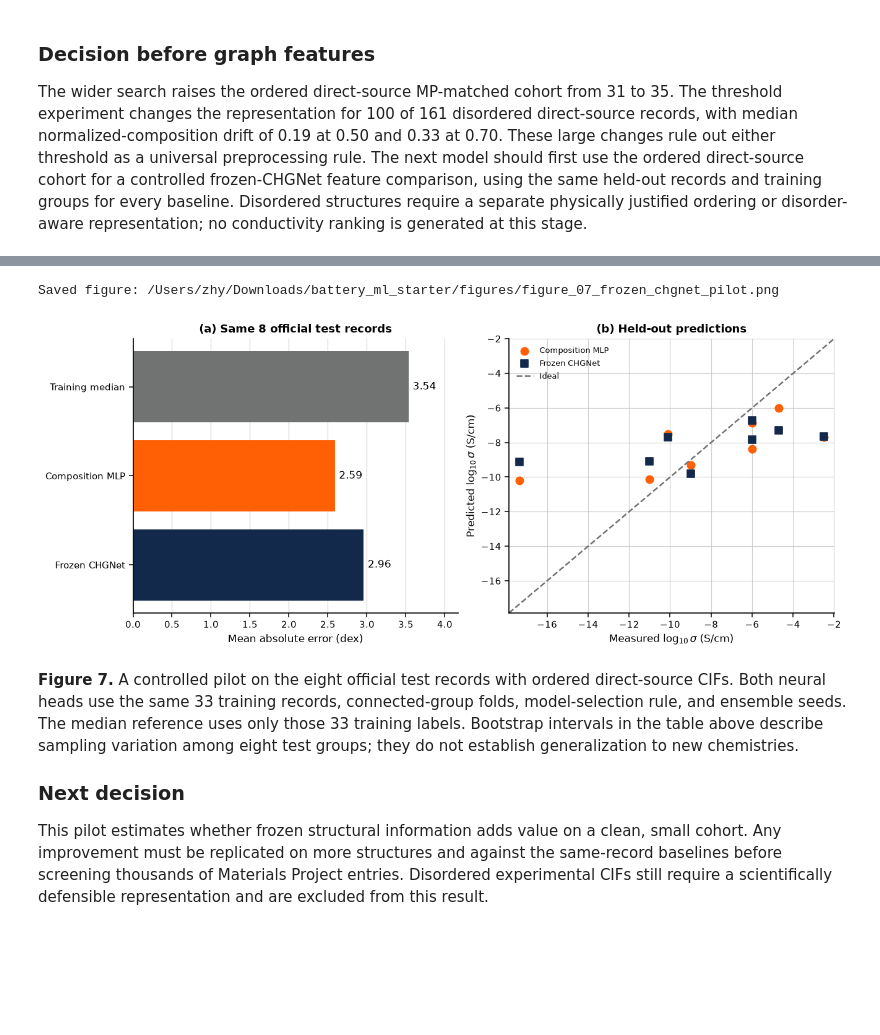
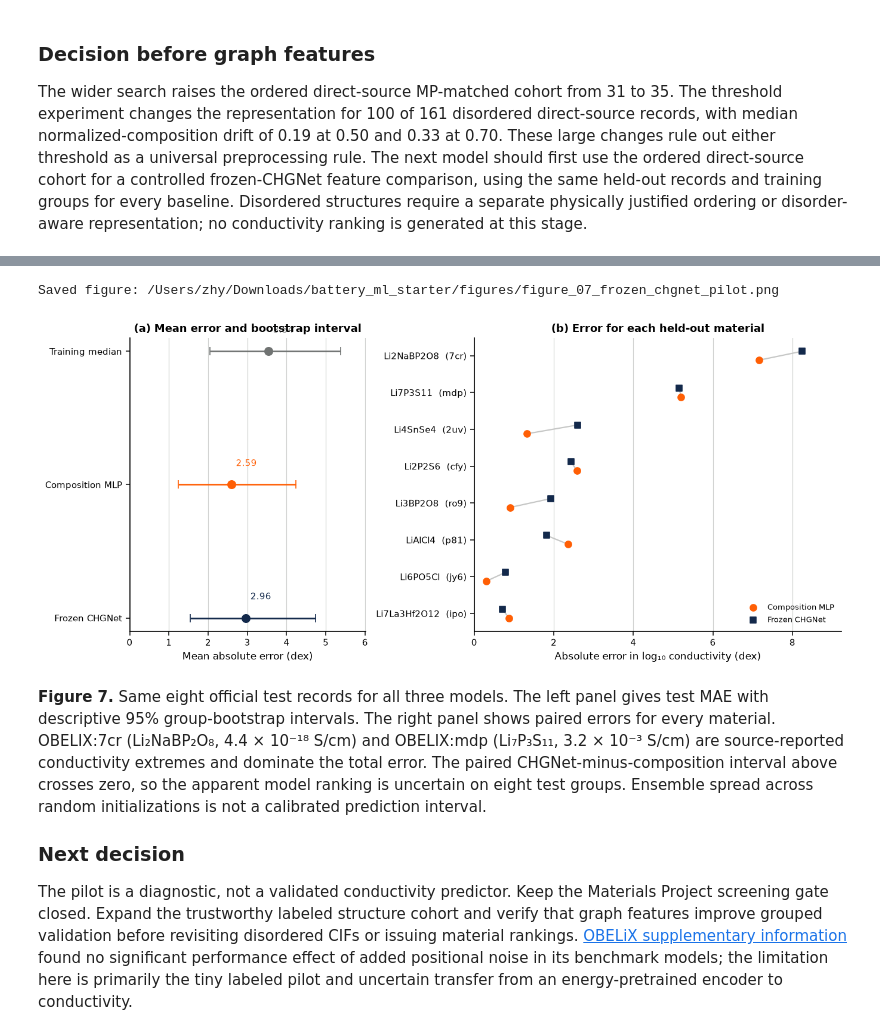
Before and after one commit to ZJYang-96485/Physics-Informed-Neural-Network-and-Multiscale-Simulations-for-Lithium-Ion-Conductors, a Jupyter notebook: battery_materials_project.ipynb, the cells around one changed output, grey strips where cells are left out. Saved outputs shown, nothing was run; the diff lists cells and outputs as text; code cells hidden in the pictures; blank space fills up the shorter version.

Commit message:
Clarify CHGNet pilot error and uncertainty

```diff
--- a/battery_materials_project.ipynb
+++ b/battery_materials_project.ipynb
@@ -1007,7 +1007,8 @@ def safe_element_property(element, name):
         return np.nan
 
 
-def composition_features(formulas: pd.Series) -> pd.DataFrame:
+def composition_features(formulas: pd.Series, vocabulary=None) -> pd.DataFrame:
+    vocabulary = ELEMENT_VOCAB if vocabulary is None else vocabulary
     rows = []
     for formula in formulas:
         composition = parse_composition(formula)
@@ -1015,11 +1016,11 @@ def composition_features(formulas: pd.Series) -> pd.DataFrame:
         fraction_values = np.array(list(fractions.values()), dtype=float)
         row = {
             f"frac_{element}": fractions.get(element, 0.0)
-            for element in ELEMENT_VOCAB
+            for element in vocabulary
         }
         row["unknown_element_fraction"] = sum(
             fraction for element, fraction in fractions.items()
-            if element not in ELEMENT_VOCAB
+            if element not in vocabulary
         )
         row["n_elements"] = len(fractions)
         row["li_fraction"] = fractions.get("Li", 0.0)
@@ -2585,13 +2585,14 @@ pilot=pilot.sort_values("record_id").reset_index(drop=True)
 pilot_train=pilot.loc[pilot.source_split.eq("train")].reset_index(drop=True)
 pilot_test=pilot.loc[pilot.source_split.eq("test")].reset_index(drop=True)
 
+pilot_vocab=sorted({str(element) for formula in pilot_train.formula for element in parse_composition(formula).elements})
 feature_sets={
     "Frozen CHGNet":(
         pilot_train[feature_columns].copy(),pilot_test[feature_columns].copy()
     ),
     "Composition MLP":(
-        composition_features(pilot_train.formula),
-        composition_features(pilot_test.formula),
+        composition_features(pilot_train.formula,pilot_vocab),
+        composition_features(pilot_test.formula,pilot_vocab),
     ),
 }
 head_configs=[
@@ -2705,43 +2743,51 @@ Screening gate: closed; eight test records are insufficient for broad MP ranking
 # %%
-fig,axes=plt.subplots(1,2,figsize=(10.8,4.4),constrained_layout=True)
+fig,axes=plt.subplots(1,2,figsize=(11.2,4.8),
+    gridspec_kw={"width_ratios":[.9,1.4]},constrained_layout=True)
 order=["Training median","Composition MLP","Frozen CHGNet"]
 plot_metrics=pilot_metric_table.set_index("model").loc[order]
-bars=axes[0].barh(order,plot_metrics.official_test_MAE_dex,
-                  color=[ILLINI_STORM,ILLINI_ORANGE,ILLINI_BLUE])
-axes[0].bar_label(bars,fmt="%.2f",padding=4)
+point_colors=[ILLINI_STORM,ILLINI_ORANGE,ILLINI_BLUE]
+for row,(name,color) in enumerate(zip(order,point_colors)):
+    result=plot_metrics.loc[name]
+    estimate=result.official_test_MAE_dex
+    interval=[[estimate-result.bootstrap_MAE_95pct_low],
+              [result.bootstrap_MAE_95pct_high-estimate]]
+    axes[0].errorbar(estimate,row,xerr=interval,fmt="o",markersize=8,
+        color=color,ecolor=color,capsize=4,lw=1.6)
+    axes[0].text(estimate+.12,row-.14,f"{estimate:.2f}",color=color,fontsize=9)
+axes[0].set_yticks(range(3),order)
 axes[0].invert_yaxis()
-axes[0].set_xlim(0,max(plot_metrics.official_test_MAE_dex)*1.18)
-axes[0].set_title("(a) Same 8 official test records")
+axes[0].set_xlim(0,max(plot_metrics.bootstrap_MAE_95pct_high)*1.12)
+axes[0].set_title("(a) Mean error and bootstrap interval")
 axes[0].set_xlabel("Mean absolute error (dex)")
 finish_axis(axes[0],"x")
 
-axes[1].scatter(pilot_test_predictions[MODEL_TARGET],
-                pilot_test_predictions.composition_prediction,
-                color=ILLINI_ORANGE,label="Composition MLP",s=55)
-axes[1].scatter(pilot_test_predictions[MODEL_TARGET],
-                pilot_test_predictions.chgnet_prediction,
-                color=ILLINI_BLUE,label="Frozen CHGNet",marker="s",s=48)
-lims=[min(pilot_test_predictions[MODEL_TARGET].min(),
-          pilot_test_predictions.chgnet_prediction.min(),
-          pilot_test_predictions.composition_prediction.min())-.5,
-      max(pilot_test_predictions[MODEL_TARGET].max(),
-          pilot_test_predictions.chgnet_prediction.max(),
-          pilot_test_predictions.composition_prediction.max())+.5]
-axes[1].plot(lims,lims,color=ILLINI_STORM,linestyle="--",label="Ideal")
-axes[1].set_xlim(lims);axes[1].set_ylim(lims)
-axes[1].set_title("(b) Held-out predictions")
-axes[1].set_xlabel(r"Measured $\log_{10}\sigma$ (S/cm)")
-axes[1].set_ylabel(r"Predicted $\log_{10}\sigma$ (S/cm)")
-axes[1].legend(fontsize=8)
-finish_axis(axes[1],"both")
+record_order=pilot_test_predictions.sort_values(
+    "chgnet_abs_error_dex",ascending=True).reset_index(drop=True)
+labels=record_order.formula+"  ("+record_order.record_id.str.split(":").str[-1]+")"
+positions_y=np.arange(len(record_order))
+axes[1].scatter(record_order.composition_abs_error_dex,positions_y-.12,
+    color=ILLINI_ORANGE,label="Composition MLP",s=44,zorder=3)
+axes[1].scatter(record_order.chgnet_abs_error_dex,positions_y+.12,
+    color=ILLINI_BLUE,label="Frozen CHGNet",marker="s",s=42,zorder=3)
+for row in positions_y:
+    axes[1].plot([record_order.composition_abs_error_dex.iloc[row],
+                  record_order.chgnet_abs_error_dex.iloc[row]],
+                 [row-.12,row+.12],color=ILLINI_STORM_LIGHT,lw=1.3,zorder=1)
+axes[1].set_yticks(positions_y,labels)
+axes[1].set_xlim(0,max(record_order.chgnet_abs_error_dex.max(),
+                     record_order.composition_abs_error_dex.max())*1.12)
+axes[1].set_title("(b) Error for each held-out material")
+axes[1].set_xlabel("Absolute error in log₁₀ conductivity (dex)")
+axes[1].legend(loc="lower right",fontsize=8)
+finish_axis(axes[1],"x")
 save_report_figure(fig,"figure_07_frozen_chgnet_pilot.png")
 plt.show()
 # %% [output]
 Saved figure: /Users/zhy/Downloads/battery_ml_starter/figures/figure_07_frozen_chgnet_pilot.png
-[figure, old version]
+[figure, new version]
 # %% [markdown]
-**Figure 7.** A controlled pilot on the eight official test records with ordered direct-source CIFs. Both neural heads use the same 33 training records, connected-group folds, model-selection rule, and ensemble seeds. The median reference uses only those 33 training labels. Bootstrap intervals in the table above describe sampling variation among eight test groups; they do not establish generalization to new chemistries.
+**Figure 7.** Same eight official test records for all three models. The left panel gives test MAE with descriptive 95% group-bootstrap intervals. The right panel shows paired errors for every material. OBELIX:7cr (Li₂NaBP₂O₈, 4.4 × 10⁻¹⁸ S/cm) and OBELIX:mdp (Li₇P₃S₁₁, 3.2 × 10⁻³ S/cm) are source-reported conductivity extremes and dominate the total error. The paired CHGNet-minus-composition interval above crosses zero, so the apparent model ranking is uncertain on eight test groups. Ensemble spread across random initializations is not a calibrated prediction interval.
 
 ### Next decision
 
-This pilot estimates whether frozen structural information adds value on a clean, small cohort. Any improvement must be replicated on more structures and against the same-record baselines before screening thousands of Materials Project entries. Disordered experimental CIFs still require a scientifically defensible representation and are excluded from this result.
+The pilot is a diagnostic, not a validated conductivity predictor. Keep the Materials Project screening gate closed. Expand the trustworthy labeled structure cohort and verify that graph features improve grouped validation before revisiting disordered CIFs or issuing material rankings. [OBELiX supplementary information](https://www.rsc.org/suppdata/d5/dd/d5dd00441a/d5dd00441a1.pdf) found no significant performance effect of added positional noise in its benchmark models; the limitation here is primarily the tiny labeled pilot and uncertain transfer from an energy-pretrained encoder to conductivity.
```
Also changed, not shown: parts of 4 cells of this notebook, 4 other files.
